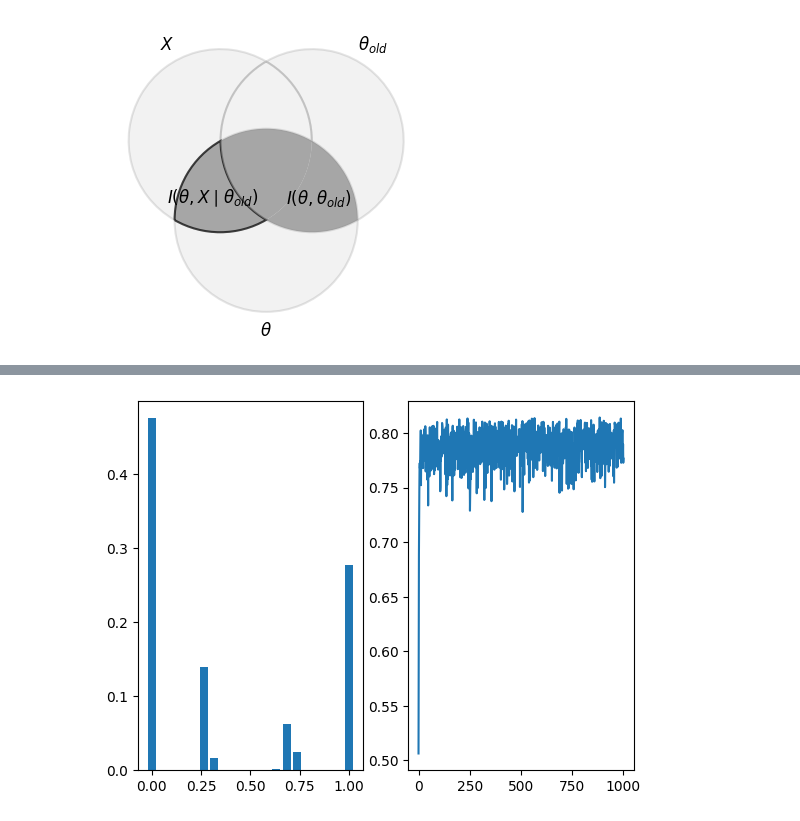
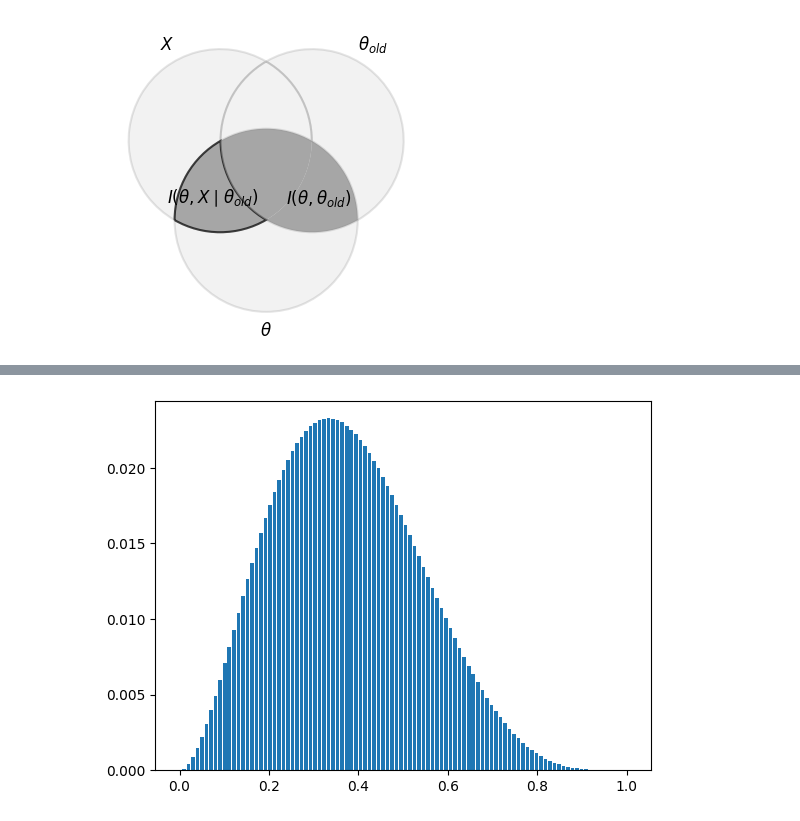
Before and after one commit to mihalybanyai/infomax, a Jupyter notebook: sequential_infomax.ipynb, the cells around one changed output, grey strips where cells are left out. Saved outputs shown, nothing was run; the diff lists cells and outputs as text; code cells hidden in the pictures.

```diff
--- a/sequential_infomax.ipynb
+++ b/sequential_infomax.ipynb
@@ -199,19 +199,15 @@ $Z_\tau = \sum_{\theta \in \Theta} e^{\KL{p(X, \tilde{x} \mid \theta)}{p(X, \til
 # %%
 import importlib, sys
 from infomax_class import biased_coin_GM
 importlib.reload(sys.modules['infomax_class'])
 
 gm = biased_coin_GM()
-gm.set_prior(prob_densities=np.ones(5)/5)
+gm.set_prior(prob_densities=np.ones(100)/100)
 posterior = gm.posterior([1, 0, 0, 0, 0, 1])
 #gm.mutual_information(5, posterior=posterior, M=5)
 #p = gm.KL_divergences(2, posterior=posterior, M=2))
 
 #posterior = gm.posterior([0, 1, 0, 0])
-#posterior.plot()
-
-gm.blahut_arimoto_prior(7, 20, 1000, posterior=posterior, M=100, min_delta=1e-7, plot=True)
-#gm.blahut_arimoto_prior(2, 5, 1000, min_delta=1e-7, plot=False)
-#gm.prior.plot()
+posterior.plot()
 # %% [output]
-[figure, old version]
+[figure, new version]
```
Also changed, not shown: parts of 3 cells of this notebook.
